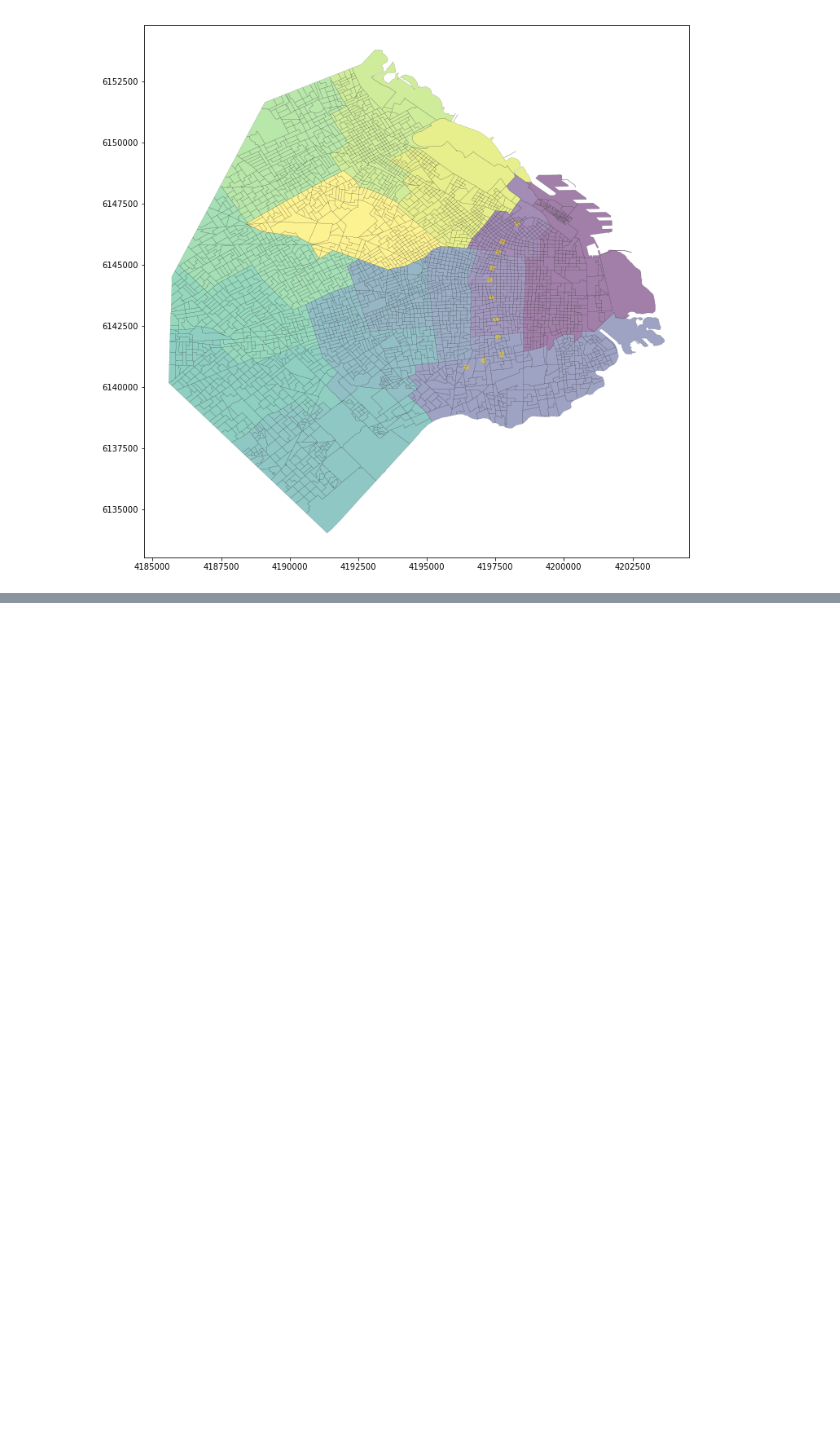
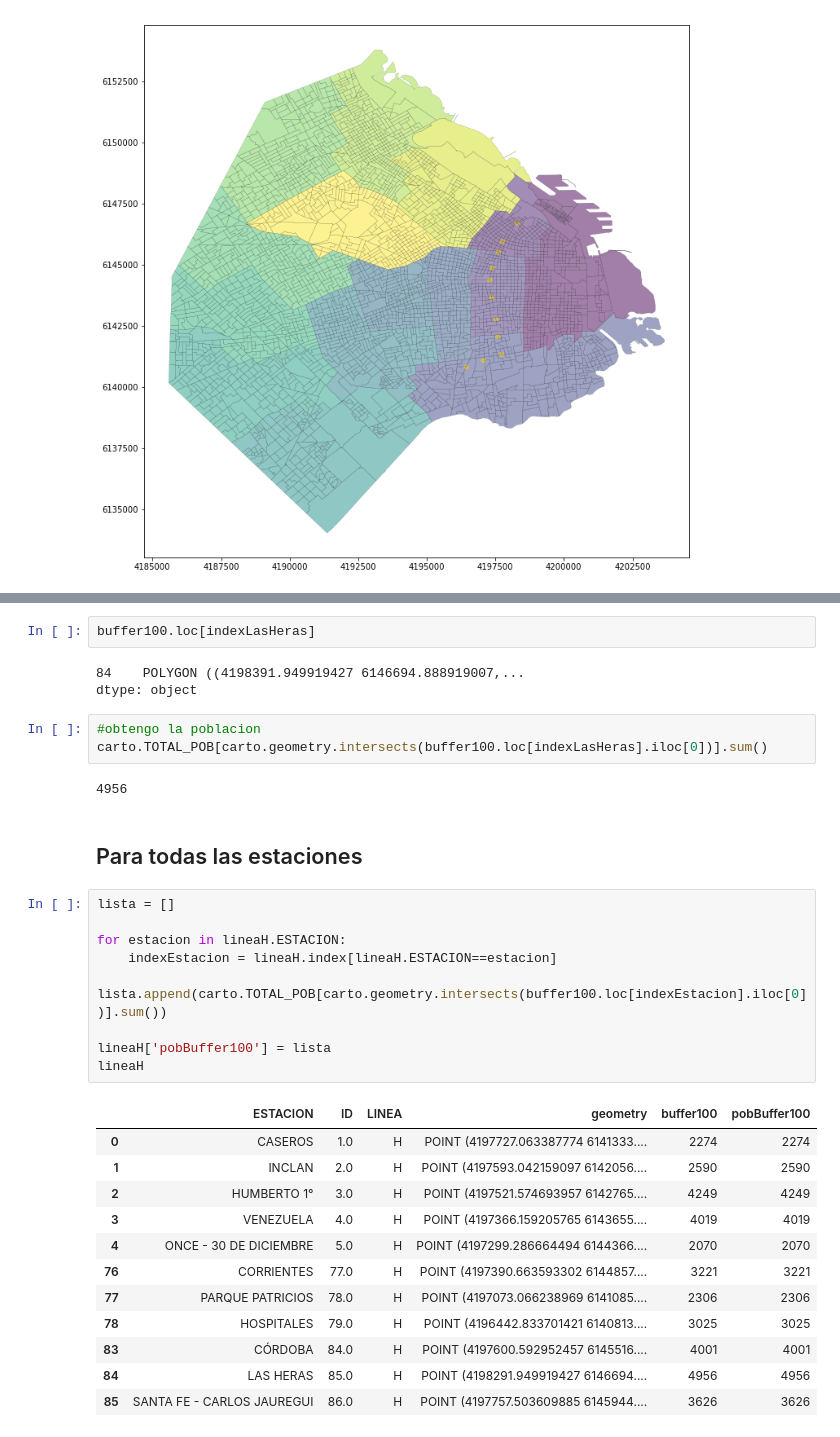
Before and after one commit to alephcero/subteH, a Jupyter notebook: Untitled.ipynb, the cells around one changed output, grey strips where cells are left out. Drawn from its saved outputs; the diff is of its cells as text; blank space fills up the shorter version.

```diff
--- a/Untitled.ipynb
+++ b/Untitled.ipynb
@@ -71 +123,35 @@ ax = lineaH.plot(color='gold',linewidth=0,ax=ax)
+# %%
+buffer100.loc[indexLasHeras]
+# %% [output]
+84    POLYGON ((4198391.949919427 6146694.888919007,...
+dtype: object
+# %%
+#obtengo la poblacion
+carto.TOTAL_POB[carto.geometry.intersects(buffer100.loc[indexLasHeras].iloc[0])].sum()
+# %% [output]
+4956
+# %% [markdown]
+## Para todas las estaciones
+# %%
+lista = []
+
+for estacion in lineaH.ESTACION:
+    indexEstacion = lineaH.index[lineaH.ESTACION==estacion]
+    lista.append(carto.TOTAL_POB[carto.geometry.intersects(buffer100.loc[indexEstacion].iloc[0])].sum())
+
+lineaH['pobBuffer100'] = lista
+lineaH
+# %% [output]
+|  | ESTACION | ID | LINEA | geometry | buffer100 | pobBuffer100 |
+| 0 | CASEROS | 1.0 | H | POINT (4197727.063387774 6141333.... | 2274 | 2274 |
+| 1 | INCLAN | 2.0 | H | POINT (4197593.042159097 6142056.... | 2590 | 2590 |
+| 2 | HUMBERTO 1° | 3.0 | H | POINT (4197521.574693957 6142765.... | 4249 | 4249 |
+| 3 | VENEZUELA | 4.0 | H | POINT (4197366.159205765 6143655.... | 4019 | 4019 |
+| 4 | ONCE - 30 DE DICIEMBRE | 5.0 | H | POINT (4197299.286664494 6144366.... | 2070 | 2070 |
+| 76 | CORRIENTES | 77.0 | H | POINT (4197390.663593302 6144857.... | 3221 | 3221 |
+| 77 | PARQUE PATRICIOS | 78.0 | H | POINT (4197073.066238969 6141085.... | 2306 | 2306 |
+| 78 | HOSPITALES | 79.0 | H | POINT (4196442.833701421 6140813.... | 3025 | 3025 |
+| 83 | CÓRDOBA | 84.0 | H | POINT (4197600.592952457 6145516.... | 4001 | 4001 |
+| 84 | LAS HERAS | 85.0 | H | POINT (4198291.949919427 6146694.... | 4956 | 4956 |
+| 85 | SANTA FE - CARLOS JAUREGUI | 86.0 | H | POINT (4197757.503609885 6145944.... | 3626 | 3626 |
 # %%
```
Also changed, not shown: parts of 20 cells of this notebook.
